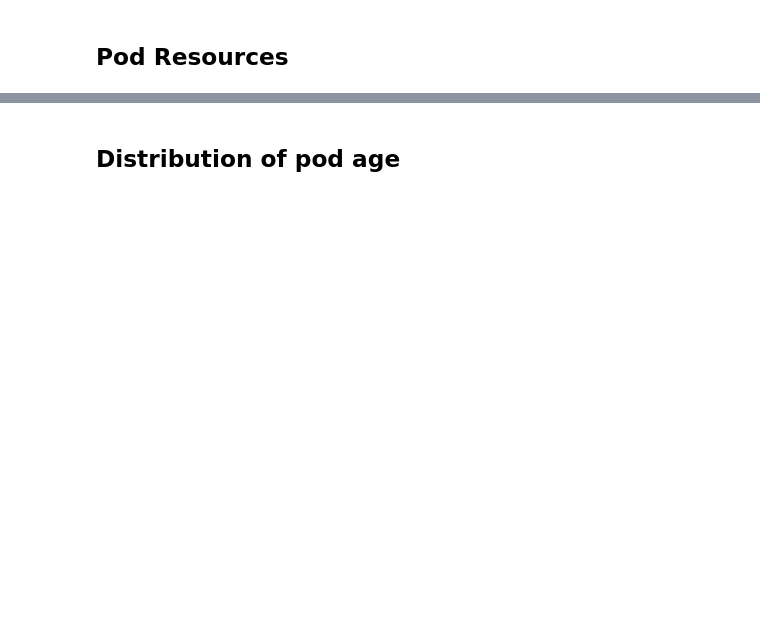
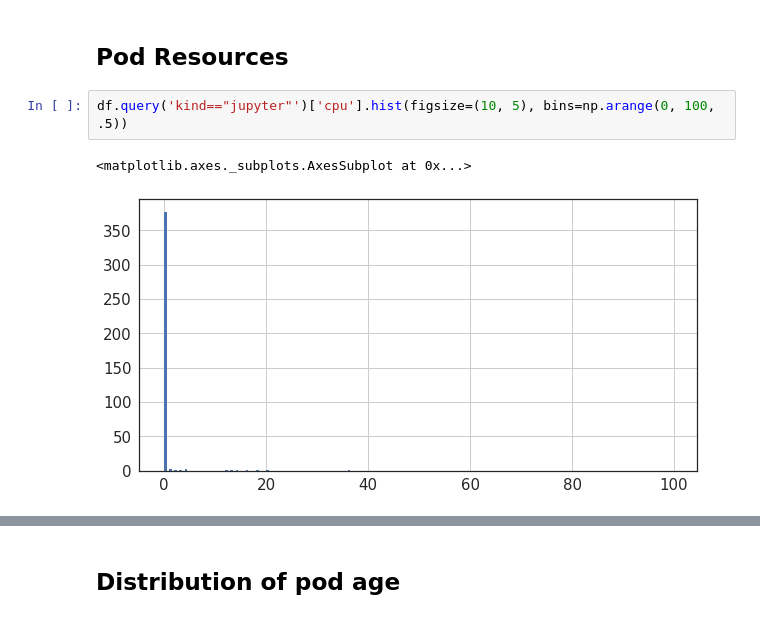
Before and after one commit to jupyterhub/mybinder-tools, a Jupyter notebook: metrics.ipynb, the cells around one changed output, grey strips where cells are left out. Cells and saved outputs as stored; diff of their text form; blank space fills up the shorter version.

```diff
--- a/metrics.ipynb
+++ b/metrics.ipynb
@@ -117,5 +168,10 @@ df.sort_values('restarts', ascending=False).head(10)
 # %% [markdown]
 ## Pod Resources
+# %%
+df.query('kind=="jupyter"')['cpu'].hist(figsize=(10, 5), bins=np.arange(0, 100, .5))
+# %% [output]
+<matplotlib.axes._subplots.AxesSubplot at 0x...>
+[figure, added]
 # %%
 # CPU usage
 df.sort_values('cpu', ascending=False).head(20).plot.bar(x='name', y='cpu', figsize=(10, 5))
```
Also changed, not shown: parts of 18 cells of this notebook, 2 other files.
